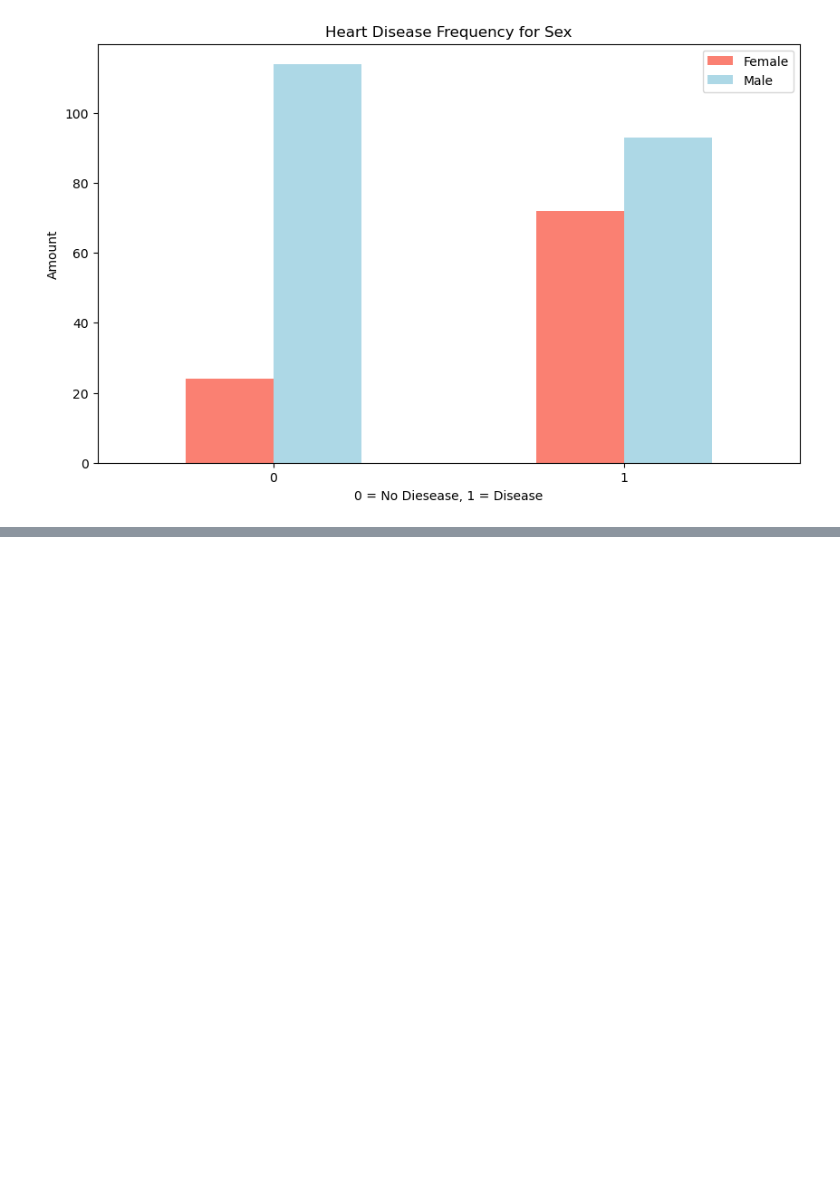
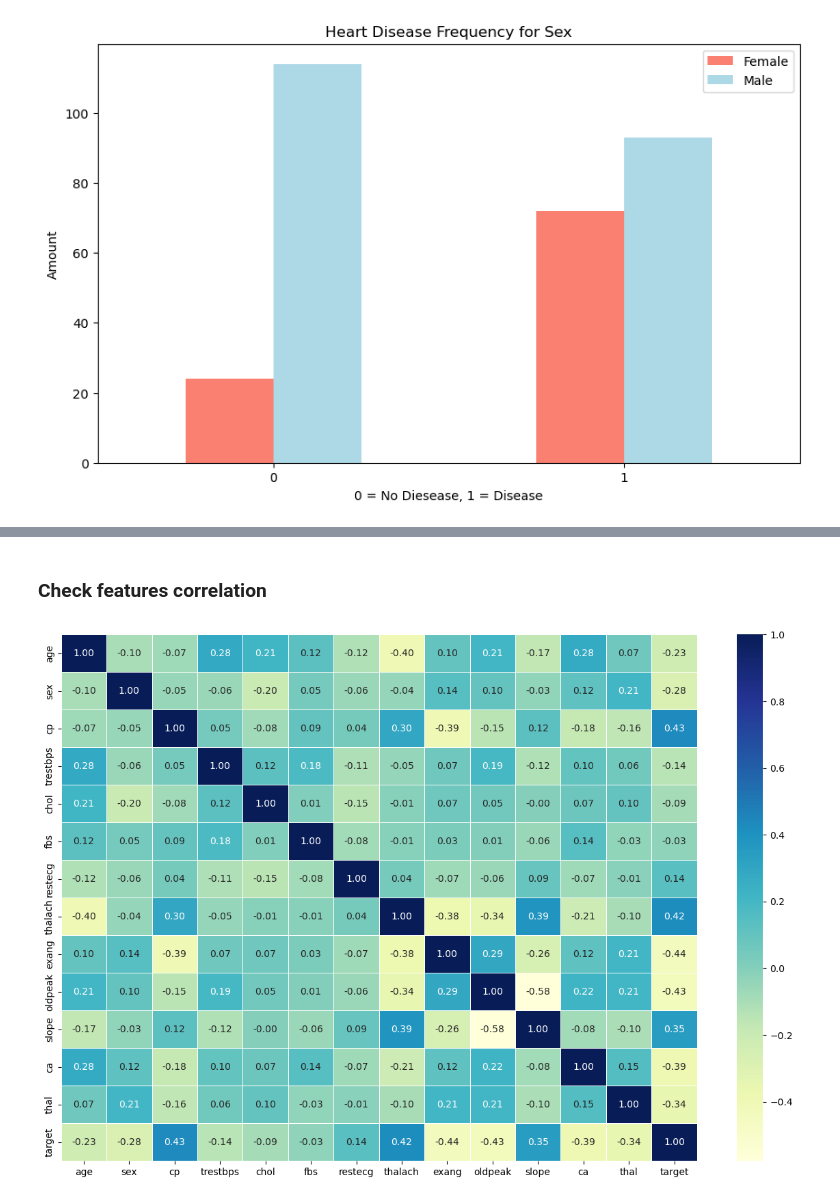
Before and after one commit to Nexi77/classifying-heart-diseases, a Jupyter notebook: heart_disease_classification.ipynb, the cells around one changed output, grey strips where cells are left out. Cells and saved outputs as stored; diff of their text form; code cells hidden in the pictures; blank space fills up the shorter version.

```diff
--- a/heart_disease_classification.ipynb
+++ b/heart_disease_classification.ipynb
@@ -234,0 +281,9 @@ plt.show()
+# %% [markdown]
+### Check features correlation
+# %%
+corr_matrix = heart_disease_df.corr()
+fig, ax = plt.subplots(figsize=(15,10))
+ax = sns.heatmap(corr_matrix, annot=True, linewidths=0.5, fmt=".2f", cmap="YlGnBu")
+plt.show()
+# %% [output]
+[figure, added]
```
Also changed, not shown: parts of 6 cells of this notebook.
